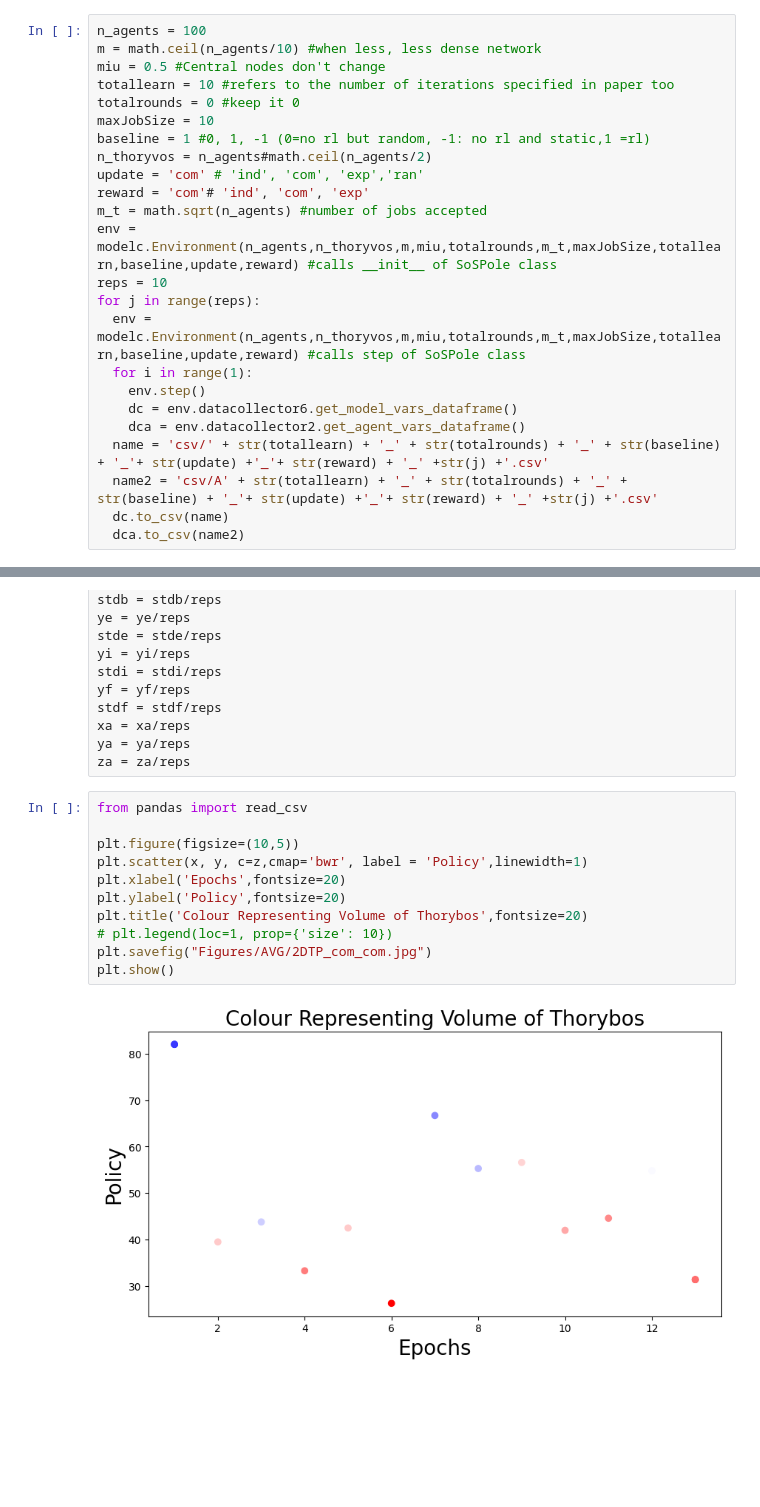
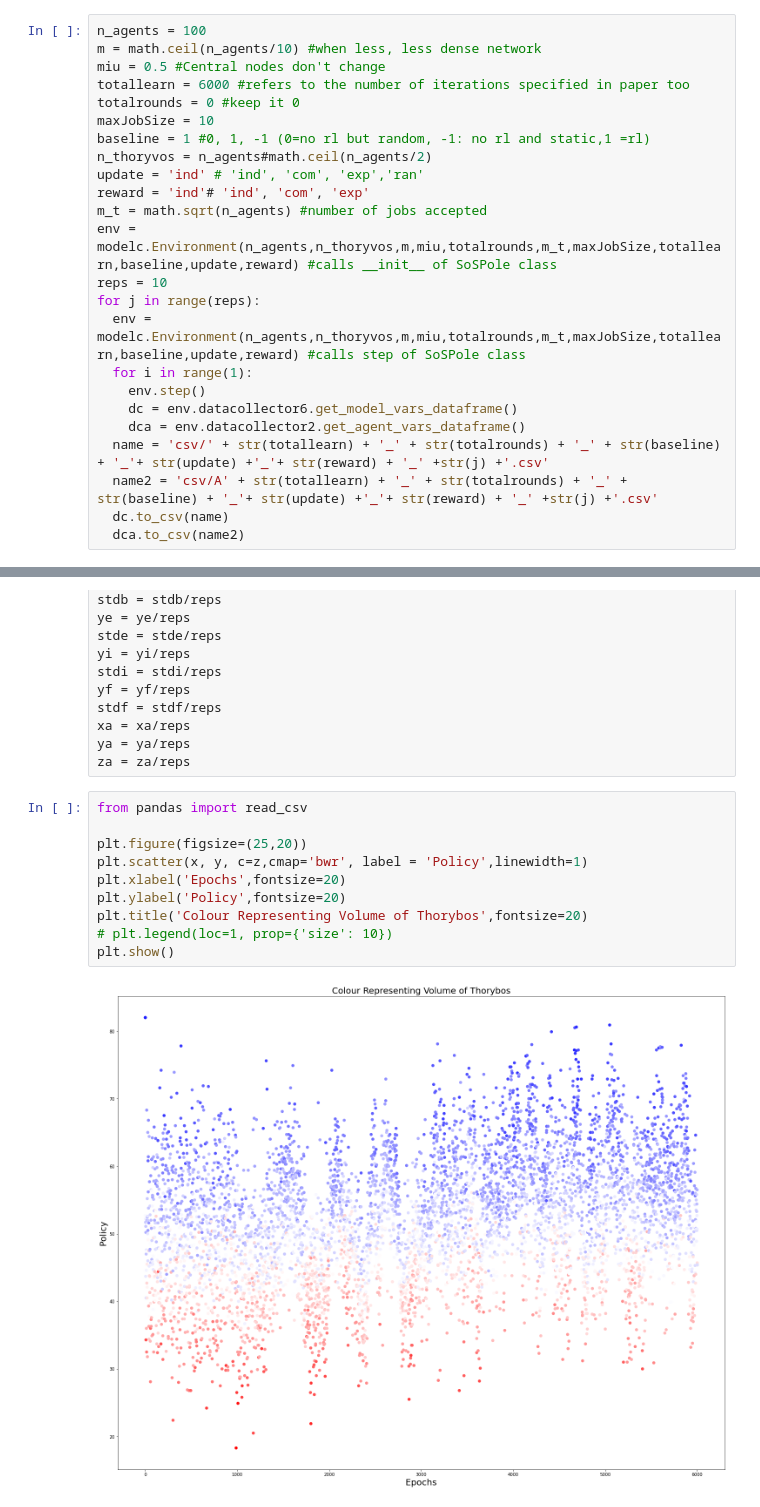
Before and after one commit to cpatsalidis/Imperial-FYP-2024, a Jupyter notebook: run_repeated.ipynb, the cells around one changed output, grey strips where cells are left out. Saved outputs shown, nothing was run; the diff lists cells and outputs as text; blank space fills up the shorter version.

```diff
--- a/run_repeated.ipynb
+++ b/run_repeated.ipynb
@@ -9,13 +9,13 @@ import pandas as pd
 n_agents = 100
 m = math.ceil(n_agents/10) #when less, less dense network
 miu = 0.5 #Central nodes don't change
-totallearn = 10 #refers to the number of iterations specified in paper too
+totallearn = 6000 #refers to the number of iterations specified in paper too
 totalrounds = 0 #keep it 0
 maxJobSize = 10
 baseline = 1 #0, 1, -1 (0=no rl but random, -1: no rl and static,1 =rl)
 n_thoryvos = n_agents#math.ceil(n_agents/2)
-update = 'com' # 'ind', 'com', 'exp','ran'
-reward = 'com'# 'ind', 'com', 'exp'
+update = 'ind' # 'ind', 'com', 'exp','ran'
+reward = 'ind'# 'ind', 'com', 'exp'
 m_t = math.sqrt(n_agents) #number of jobs accepted
 env = modelc.Environment(n_agents,n_thoryvos,m,miu,totalrounds,m_t,maxJobSize,totallearn,baseline,update,reward) #calls __init__ of SoSPole class
 reps = 10
@@ -140,16 +140,15 @@ za = za/reps
 # %%
 from pandas import read_csv
 
-plt.figure(figsize=(10,5))
+plt.figure(figsize=(25,20))
 plt.scatter(x, y, c=z,cmap='bwr', label = 'Policy',linewidth=1)
 plt.xlabel('Epochs',fontsize=20)
 plt.ylabel('Policy',fontsize=20)
 plt.title('Colour Representing Volume of Thorybos',fontsize=20)
 # plt.legend(loc=1, prop={'size': 10})
-plt.savefig("Figures/AVG/2DTP_com_com.jpg")
 plt.show()
 # %% [output]
-[figure, old version]
+[figure, new version]
 # %%
 plt.figure(figsize=(10,7))
 plt.errorbar(xsel, ysel, std, color ='r',label = 'selected', fmt='o', linewidth=2, capsize=4)
```
Also changed, not shown: parts of 3 cells of this notebook, 28 other files.
